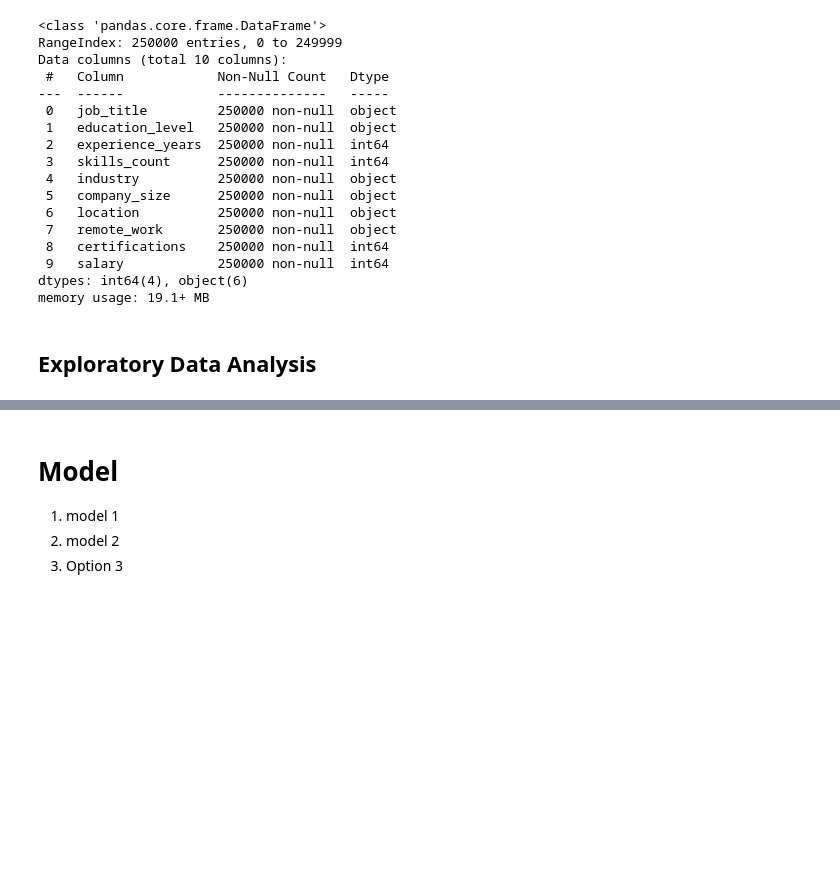
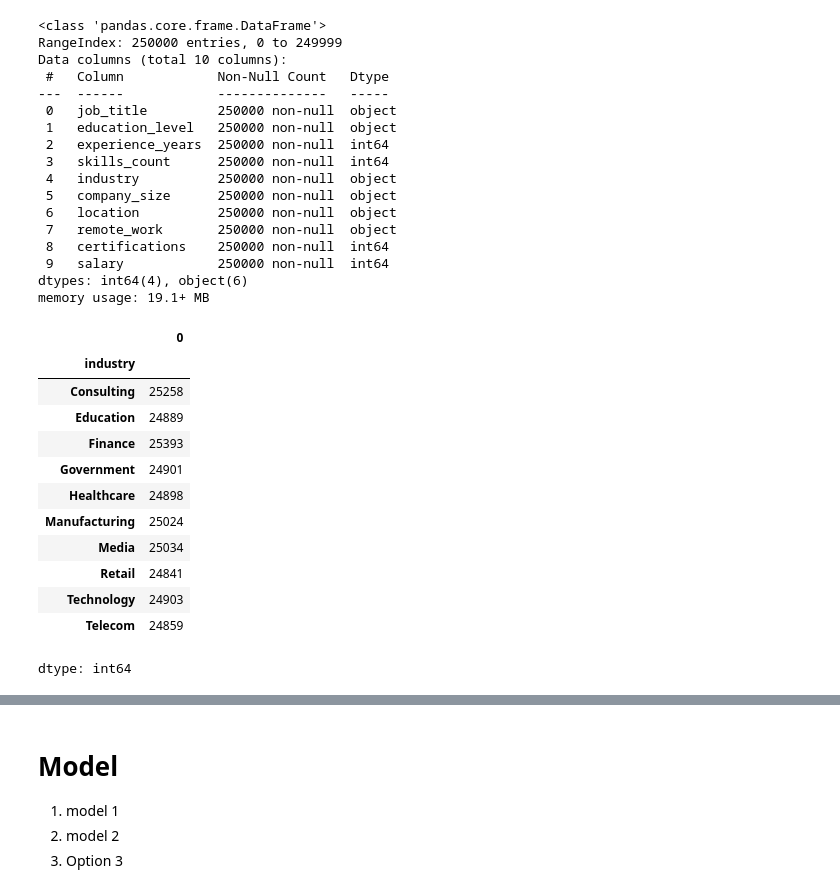
Before and after one commit to fikranaufal/tugas-pengganti-deep-learning, a Jupyter notebook: notebook.ipynb, the cells around one changed output, grey strips where cells are left out. Drawn from its saved outputs; the diff is of its cells as text; code cells hidden in the pictures; blank space fills up the shorter version.

```diff
--- a/notebook.ipynb
+++ b/notebook.ipynb
@@ -66,5 +68,20 @@ Data columns (total 10 columns):
  9   salary            250000 non-null  int64
 dtypes: int64(4), object(6)
 memory usage: 19.1+ MB
-# %% [markdown]
-## Exploratory Data Analysis
+# %%
+# groupby data from industry to know distribution
+math_df.groupby('industry').size()
+# %% [output]
+|  | 0 |
+| industry |  |
+| Consulting | 25258 |
+| Education | 24889 |
+| Finance | 25393 |
+| Government | 24901 |
+| Healthcare | 24898 |
+| Manufacturing | 25024 |
+| Media | 25034 |
+| Retail | 24841 |
+| Technology | 24903 |
+| Telecom | 24859 |
+dtype: int64
```
Also changed, not shown: parts of 9 cells of this notebook.
